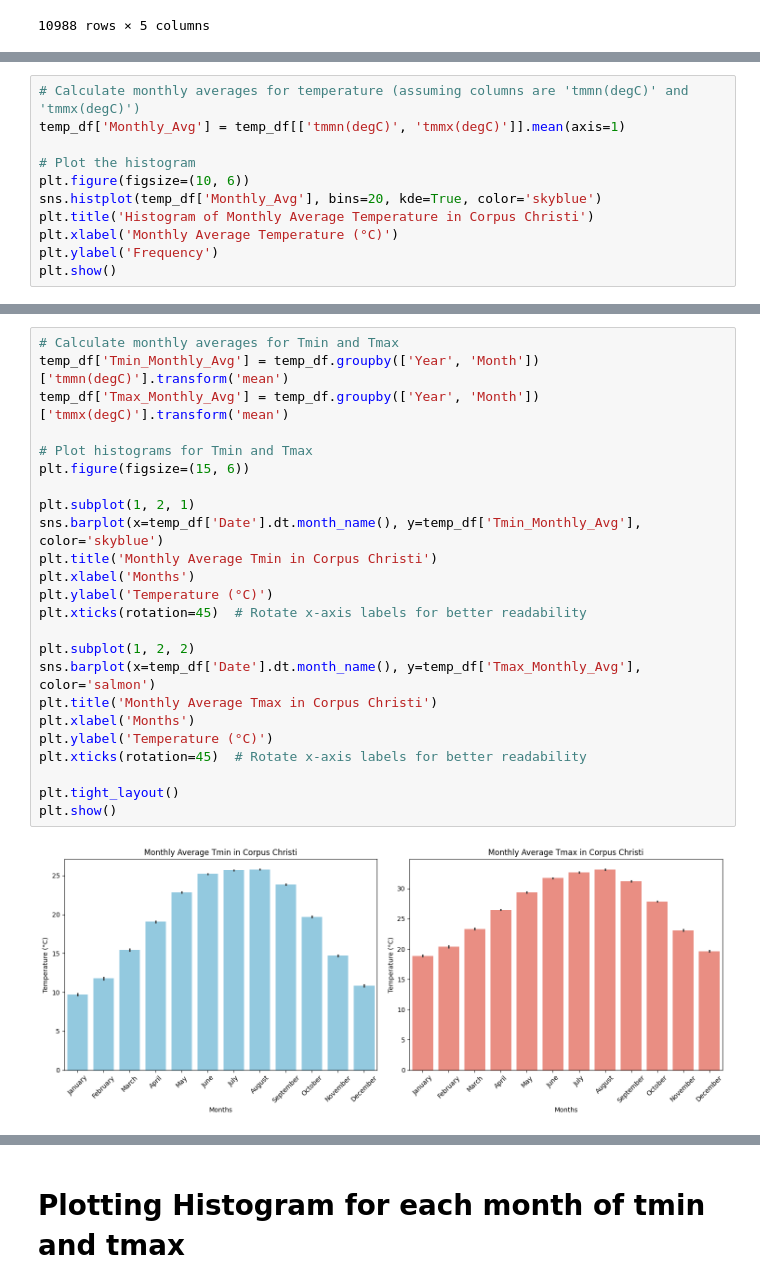
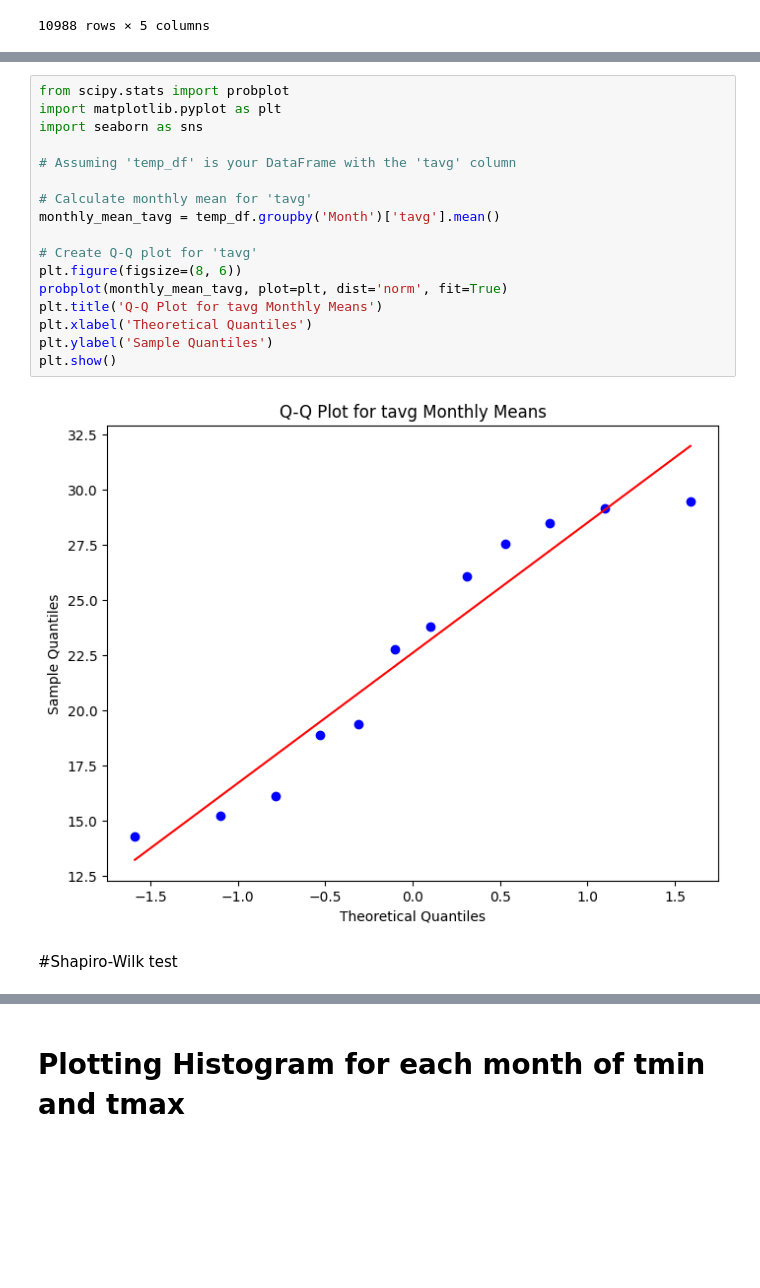
Before and after one commit to dhrutijoshi11/HypothesisTesting, a Jupyter notebook: Avg_mon_temp_in_CC.ipynb, the cells around one changed output, grey strips where cells are left out. Cells and saved outputs as stored; diff of their text form; blank space fills up the shorter version.

```diff
--- a/Avg_mon_temp_in_CC.ipynb
+++ b/Avg_mon_temp_in_CC.ipynb
@@ -106,11 +126,0 @@ plt.show()
-# %%
-# Calculate monthly averages for temperature (assuming columns are 'tmmn(degC)' and 'tmmx(degC)')
-temp_df['Monthly_Avg'] = temp_df[['tmmn(degC)', 'tmmx(degC)']].mean(axis=1)
-
-# Plot the histogram
-plt.figure(figsize=(10, 6))
-sns.histplot(temp_df['Monthly_Avg'], bins=20, kde=True, color='skyblue')
-plt.title('Histogram of Monthly Average Temperature in Corpus Christi')
-plt.xlabel('Monthly Average Temperature (°C)')
-plt.ylabel('Frequency')
-plt.show()
@@ -119,26 +127,21 @@ plt.show()
-# %%
-# Calculate monthly averages for Tmin and Tmax
-temp_df['Tmin_Monthly_Avg'] = temp_df.groupby(['Year', 'Month'])['tmmn(degC)'].transform('mean')
-temp_df['Tmax_Monthly_Avg'] = temp_df.groupby(['Year', 'Month'])['tmmx(degC)'].transform('mean')
-
-# Plot histograms for Tmin and Tmax
-plt.figure(figsize=(15, 6))
-
-plt.subplot(1, 2, 1)
-sns.barplot(x=temp_df['Date'].dt.month_name(), y=temp_df['Tmin_Monthly_Avg'], color='skyblue')
-plt.title('Monthly Average Tmin in Corpus Christi')
-plt.xlabel('Months')
-plt.ylabel('Temperature (°C)')
-plt.xticks(rotation=45)  # Rotate x-axis labels for better readability
-
-plt.subplot(1, 2, 2)
-sns.barplot(x=temp_df['Date'].dt.month_name(), y=temp_df['Tmax_Monthly_Avg'], color='salmon')
-plt.title('Monthly Average Tmax in Corpus Christi')
-plt.xlabel('Months')
-plt.ylabel('Temperature (°C)')
-plt.xticks(rotation=45)  # Rotate x-axis labels for better readability
-
-plt.tight_layout()
-plt.show()
-# %% [output]
-[figure, removed]
+# %%
+from scipy.stats import probplot
+import matplotlib.pyplot as plt
+import seaborn as sns
+
+# Assuming 'temp_df' is your DataFrame with the 'tavg' column
+
+# Calculate monthly mean for 'tavg'
+monthly_mean_tavg = temp_df.groupby('Month')['tavg'].mean()
+
+# Create Q-Q plot for 'tavg'
+plt.figure(figsize=(8, 6))
+probplot(monthly_mean_tavg, plot=plt, dist='norm', fit=True)
+plt.title('Q-Q Plot for tavg Monthly Means')
+plt.xlabel('Theoretical Quantiles')
+plt.ylabel('Sample Quantiles')
+plt.show()
+# %% [output]
+[figure, added]
+# %% [markdown]
+#Shapiro-Wilk test
```
Also changed, not shown: parts of 18 cells of this notebook.
